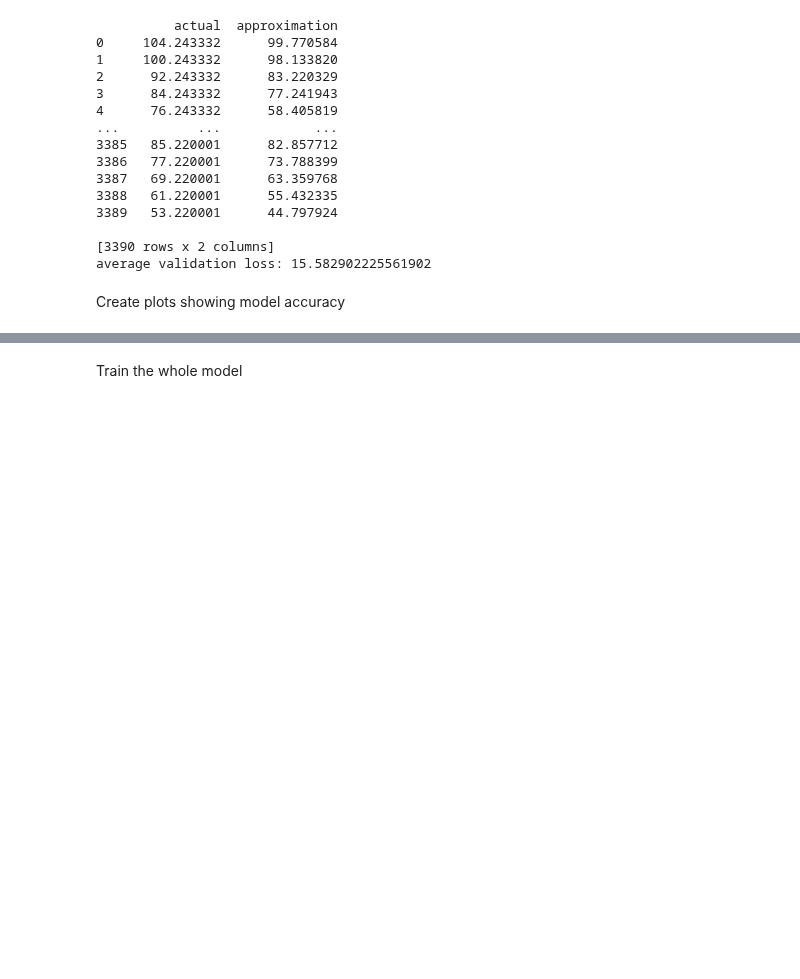
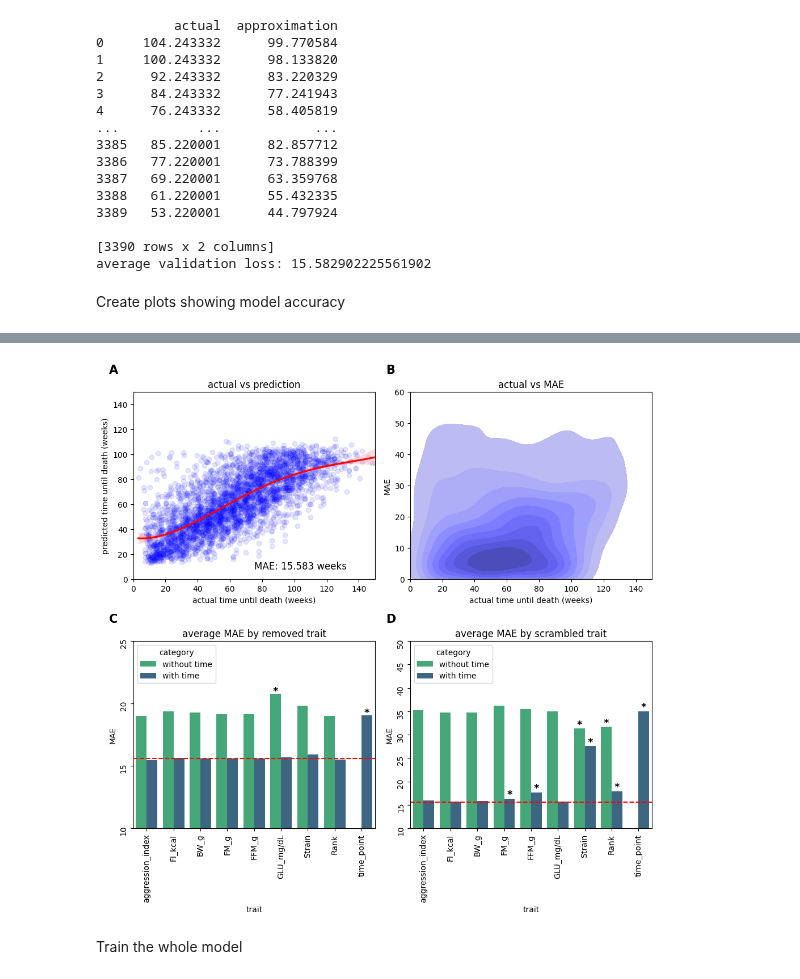
Before and after one commit to SamAndTheSun/CSS_healthspan_epigenetics, a Jupyter notebook: death_prediction_model.ipynb, the cells around one changed output, grey strips where cells are left out. Cells and saved outputs as stored; diff of their text form; code cells hidden in the pictures; blank space fills up the shorter version.

```diff
--- a/death_prediction_model.ipynb
+++ b/death_prediction_model.ipynb
@@ -503,3 +413,90 @@ plt.tight_layout()
+# %%
+# get formatted Loss
+loss_clipped = '{0:.3f}'.format(avg_loss)
+fig, axs = plt.subplots(ncols=2, nrows=2, figsize=(10, 10))
+len_traits = [i for i in range(1,9)]
+
+removal_df = format_df_plot(rm_loss)
+scramble_df = format_df_plot(scramble_loss)
+
+# 1 - regplot for prediction vs actual
+sns.regplot(data=None, x=val_predictions['actual'], y=val_predictions['approximation'],
+                color='red', order=4, ax=axs[0,0], scatter_kws={'alpha':0.1, 'color':'blue'})
+
+sum_actual = [float(x) for x in sum_actual]
+sum_approx = [float(x) for x in sum_approx]
+
+x_max = 150
+
+# these need to be the same to avoid unintentionally manipulating the data
+axs[0,0].set_xlim([0,x_max])
+axs[0,0].set_ylim([0,x_max])
+
+axs[0,0].set_title('actual vs prediction', size=12)
+axs[0,0].set_xlabel('actual time until death (weeks)')
+axs[0,0].set_ylabel('predicted time until death (weeks)')
+axs[0,0].text(s=f'MAE: {loss_clipped} weeks', x=(x_max//2), y=8, size=12)
+
+# 2 - regplot for accuracy vs time to death
+accuracy_over_time = [np.mean(i) for i in zip(sum_actual,sum_approx)]
+
+sns.kdeplot(data=None, x=val_predictions['actual'], y=sum_losses,
+                color='blue', order=2, ax=axs[0,1], fill=True)
+
+axs[0,1].set_xlim([0,150])
+axs[0,1].set_ylim([0,60])
+
+axs[0,1].set_title('actual vs MAE')
+axs[0,1].set_xlabel('actual time until death (weeks)')
+axs[0,1].set_ylabel('MAE')
+
+# 3 - model accuracy by trait removed
+plot1 = sns.barplot(data = removal_df, x = 'trait', y = 'loss_values', hue = 'category', palette='viridis_r', ax=axs[1,0])
+axs[1,0].axhline(float(loss_clipped), color='red', linestyle='--')
+axs[1,0].tick_params(labelrotation=90)
+axs[1,0].set_ylabel('MAE')
+axs[1,0].set_ylim([10, 25])
+axs[1,0].set_yticks([x for x in range(10, 30, 5)])
+axs[1,0].set_title('average MAE by removed trait', size=12)
+
+# indicate which varients are significant in the removal plot
+rm_sig = [5, 17]
+idx = 0
+for category in axs[1,0].containers:
+    for bar in category:
+        if idx in rm_sig:
+            axs[1,0].text(bar.get_x() + bar.get_width() / 2, bar.get_height()-0.2, '*', ha='center', va='bottom', color='black', weight='bold', fontsize=13)
+        idx+=1
+
+# 4 - model accuracy by trait scrambled
+sns.barplot(data = scramble_df, x = 'trait', y = 'loss_values', hue = 'category', palette='viridis_r', ax=axs[1,1])
+axs[1,1].axhline(float(loss_clipped), color='red', linestyle='--')
+axs[1,1].tick_params(labelrotation=90)
+axs[1,1].set_ylabel('MAE')
+axs[1,1].set_ylim([10, 50])
+axs[1,1].set_yticks([x for x in range(10, 55, 5)])
+axs[1,1].set_title('average MAE by scrambled trait', size=12)
+
+# indicate which varients are significant in the scramble plot
+scramble_sig = [6, 7, 12, 13, 15, 16, 17]
+idx = 0
+for category in axs[1,1].containers:
+    for bar in category:
+        if idx in scramble_sig:
+            axs[1,1].text(bar.get_x() + bar.get_width() / 2, bar.get_height()-0.2, '*', ha='center', va='bottom', color='black', weight='bold', fontsize=13)
+        idx+=1
+
+##
+
+axs = axs.flat
+
+for n, ax in enumerate(axs):
+    ax.text(-0.1, 1.1, string.ascii_uppercase[n], transform=ax.transAxes,
+            size=15, weight='bold')
+
+plt.tight_layout()
+# %% [output]
+[figure, added]
 # %% [markdown]
 Train the whole model
 # %%
```
Also changed, not shown: parts of 2 cells of this notebook.
